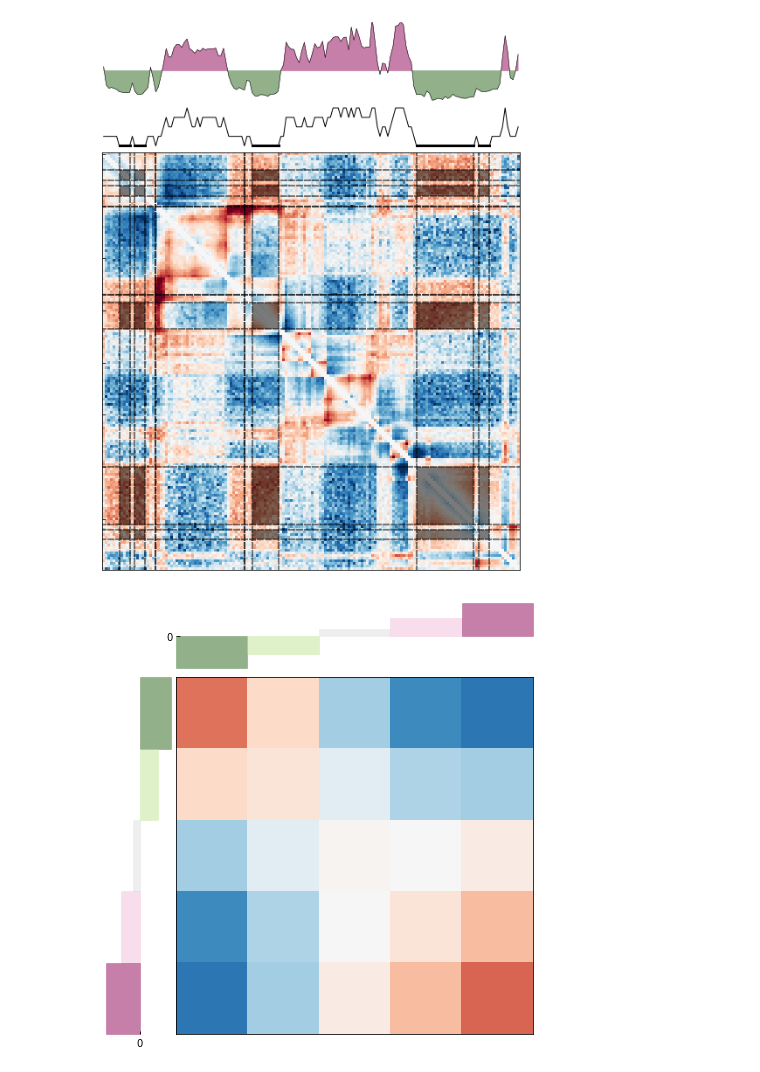
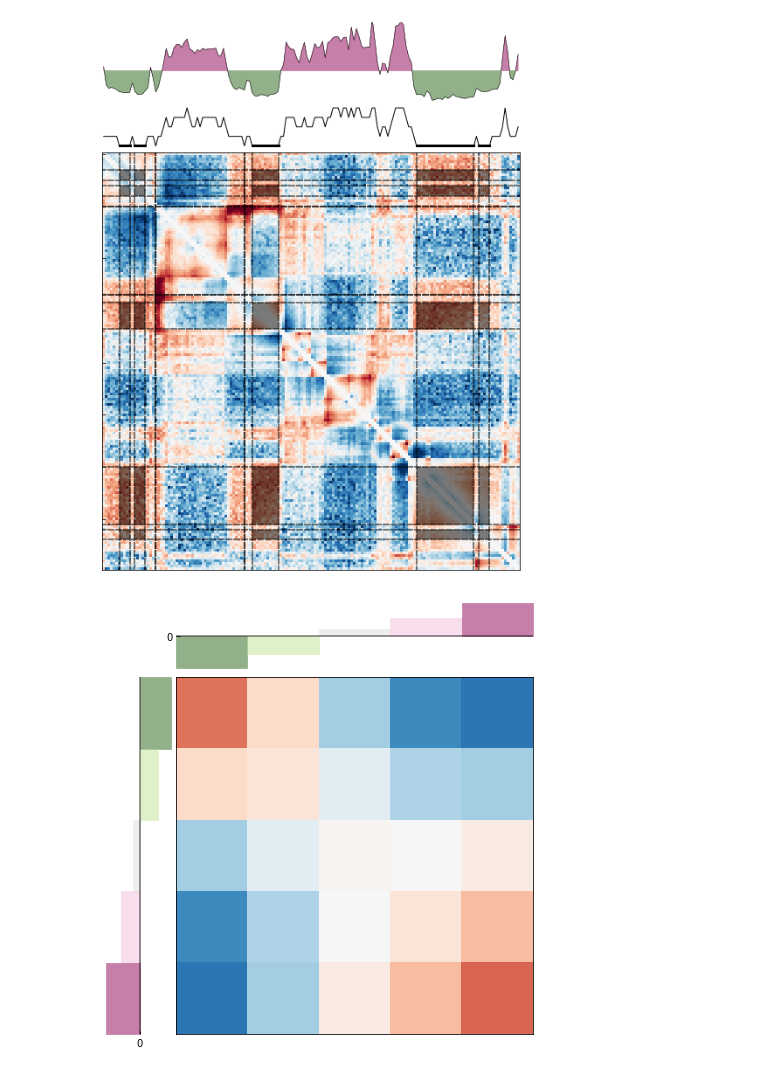
Before and after one commit to open2c/open2c_vignettes, a Jupyter notebook: cooltools_manuscript/compartments_and_saddles.ipynb, the cells around one changed output. Saved outputs shown, nothing was run; the diff lists cells and outputs as text; code cells hidden in the pictures.

```diff
--- a/cooltools_manuscript/compartments_and_saddles.ipynb
+++ b/cooltools_manuscript/compartments_and_saddles.ipynb
@@ -479,7 +480,8 @@ plt.imshow(
     np.log2((interaction_sum/interaction_count)[1:-1,1:-1]),
     cmap="RdBu_r",
     vmin=-2,
-    vmax=2
+    vmax=2,
+    interpolation=None
     #norm = colors.LogNorm(vmin=0.5, vmax=2)
 )
 fig = plt.gcf()
@@ -502,7 +504,7 @@ ax2.fill_between([2*N_GROUPS//5-0.5, 3*N_GROUPS//5-0.5], [mean_values[3], mean_v
 ax2.fill_between([3*N_GROUPS//5-0.5, 4*N_GROUPS//5-0.5], [mean_values[4], mean_values[4]], th, color=cmap(0.33), alpha=0.5)
 ax2.fill_between([4*N_GROUPS//5-0.5, N_GROUPS-0.5], [mean_values[5], mean_values[5]], th, color=cmap(0.0), alpha=0.5)
 
-# ax2.axhline(0, color='k', alpha=0.4)
+ax2.axhline(0, color='k', alpha=0.4)
 
 # ax2.fill_between([-0.5, N_GROUPS//5-0.5], [0, 0.25], 0, color=cmap(1.0), alpha=0.5)
 # ax2.fill_between([1*N_GROUPS//5-0.5, 2*N_GROUPS//5-0.5], [0.25, 0.5], 0, color=cmap(0.66), alpha=0.5)
@@ -512,31 +514,31 @@ ax2.fill_between([4*N_GROUPS//5-0.5, N_GROUPS-0.5], [mean_values[5], mean_values
 
 ax2.set_xticklabels([])
 ax2.set_yticklabels([0])
 ax2.set_xticks([])
 ax2.set_yticks([0])
 ax2.grid(False)
 ax2.set_frame_on(False)
 ymin, ymax = ax2.get_ylim()
 
 
 ax1 = divider.append_axes("left", size="20%", pad=0.02, sharey=ax)
 
 ax1.fill_betweenx([-0.5, N_GROUPS//5-0.5], [mean_values[1], mean_values[1]], th, color=cmap(1.0), alpha=0.5)
 ax1.fill_betweenx([1*N_GROUPS//5-0.5, 2*N_GROUPS//5-0.5], [mean_values[2], mean_values[2]], th, color=cmap(0.66), alpha=0.5)
 ax1.fill_betweenx([2*N_GROUPS//5-0.5, 3*N_GROUPS//5-0.5], [mean_values[3], mean_values[3]], th, color=cmap_greys(0.25), alpha=0.5) # cmap = mpl.cm.get_cmap('PiYG', 20)
 ax1.fill_betweenx([3*N_GROUPS//5-0.5, 4*N_GROUPS//5-0.5], [mean_values[4], mean_values[4]], th, color=cmap(0.33), alpha=0.5)
 ax1.fill_betweenx([4*N_GROUPS//5-0.5, N_GROUPS-0.5], [mean_values[5], mean_values[5]], th, color=cmap(0.0), alpha=0.5)
 
 ax1.axvline(0, color='k', alpha=0.4)
 
 ax1.set_xticklabels([0])
 ax1.set_yticklabels([])
 ax1.set_xticks([0])
 ax1.set_yticks([])
 ax1.grid(False)
 ax1.set_frame_on(False)
 ax1.set_xlim((ymax, ymin))
 
 plt.savefig("saddleplot.pdf")
 # %% [output]
-[figure, old version]
+[figure, new version]
```
Also changed, not shown: parts of 2 cells of this notebook, 1 other file.
